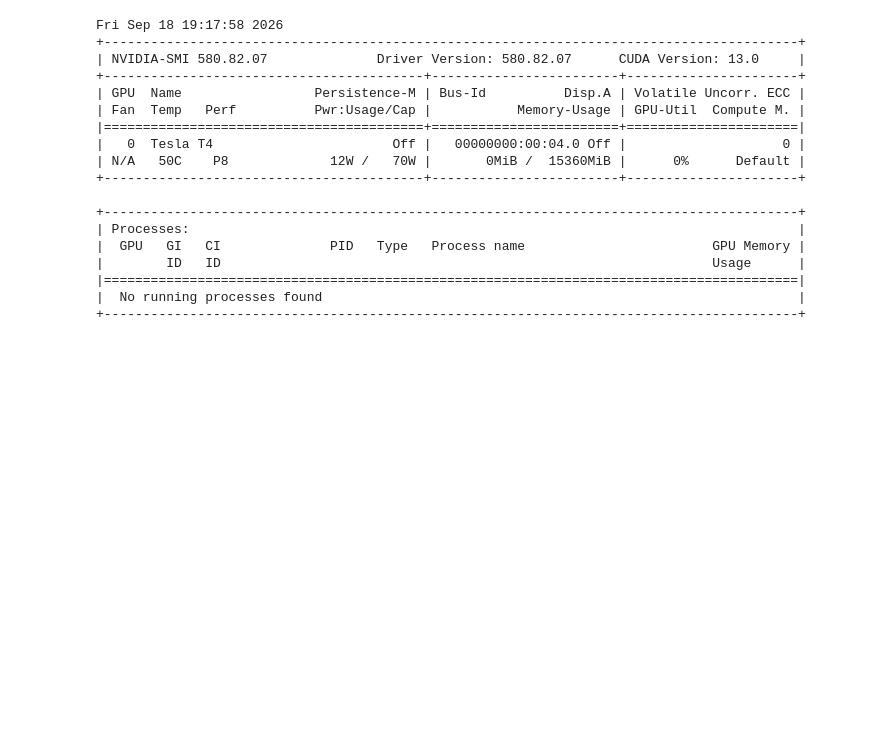
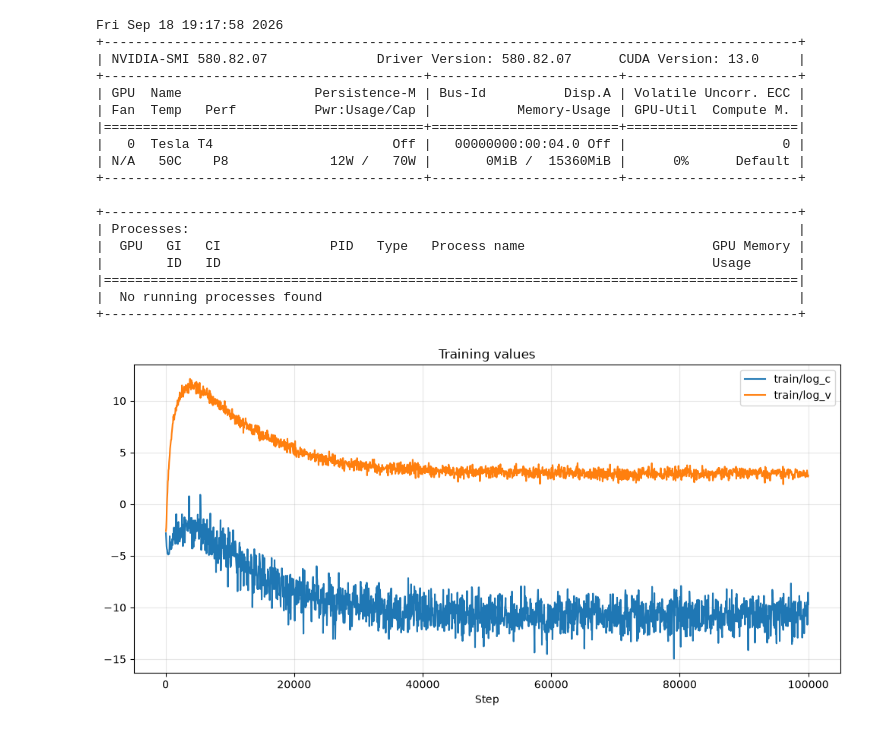
Before and after one commit to fedorkolotilin3/catsbench_mm, a Jupyter notebook: testing.ipynb, the cells around one changed output. Drawn from its saved outputs; the diff is of its cells as text; code cells hidden in the pictures; blank space fills up the shorter version.

```diff
--- a/testing.ipynb
+++ b/testing.ipynb
@@ -19,3 +19,85 @@ Fri Sep 18 19:17:58 2026
 |=========================================================================================|
 |  No running processes found                                                             |
 +-----------------------------------------------------------------------------------------+
+# %%
+import pandas as pd
+import matplotlib.pyplot as plt
+
+
+path = (
+    "logs/runs/dlight_sb/benchmark_hd/d2_g002/42/"
+    "2026-09-18_22-02-45/metrics"
+)
+
+train = pd.read_csv(f"{path}/train/metrics.csv")
+test = pd.read_csv(f"{path}/test/metrics.csv")
+
+
+groups = {
+    "Training values": [
+        "train/log_c",
+        "train/log_v",
+    ],
+    "Effective K": [
+        "train/posterior_eff_k",
+        "train/prior_eff_k",
+    ],
+    "Validation scores": [
+        "val/cond_shape_score_forward",
+        "val/cond_trend_score_forward",
+        "val/shape_score_forward",
+        "val/trend_score_forward",
+    ],
+}
+
+
+for title, columns in groups.items():
+    available = [
+        column
+        for column in columns
+        if column in train.columns
+    ]
+
+    if not available:
+        print(f"{title}: нужные столбцы отсутствуют")
+        continue
+
+    # Удаляем строки, в которых отсутствуют все метрики группы.
+    # Для validation это оставит пять последовательных точек —
+    # по одной на каждую эпоху.
+    plot_data = train[["step", *available]].dropna(
+        subset=available,
+        how="all",
+    )
+
+    if plot_data.empty:
+        print(f"{title}: нет непустых значений")
+        continue
+
+    ax = plot_data.plot(
+        x="step",
+        y=available,
+        figsize=(10, 5),
+        marker="o" if title == "Validation scores" else None,
+        linewidth=1.5,
+        title=title,
+    )
+
+    ax.set_xlabel("Step")
+    ax.grid(alpha=0.3)
+    plt.tight_layout()
+    plt.show()
+
+
+print("Финальные test-метрики:")
+
+test_metrics = (
+    test
+    .drop(columns=["epoch", "step"], errors="ignore")
+    .dropna(axis=1, how="all")
+    .T
+)
+
+display(test_metrics)
+# %% [output]
+[figure, added]
```
Also changed, not shown: parts of 1 cell of this notebook, 29 other files.
